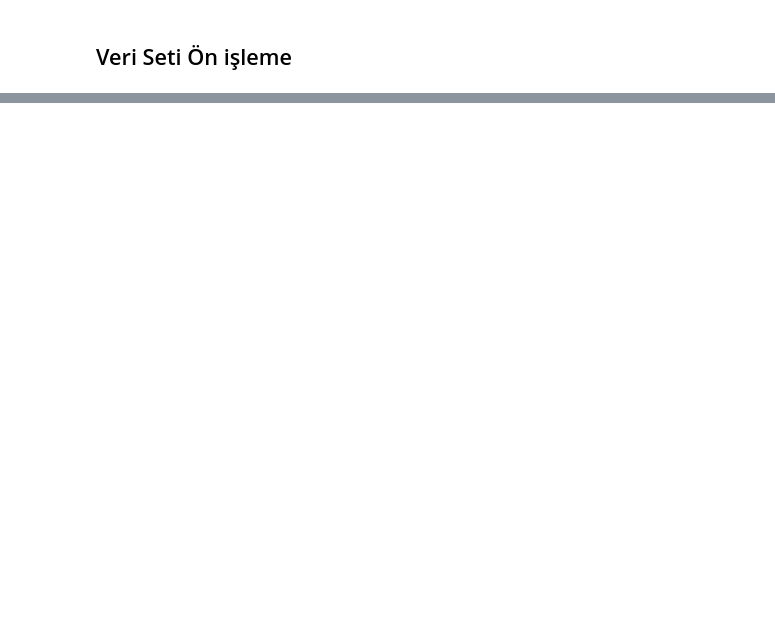
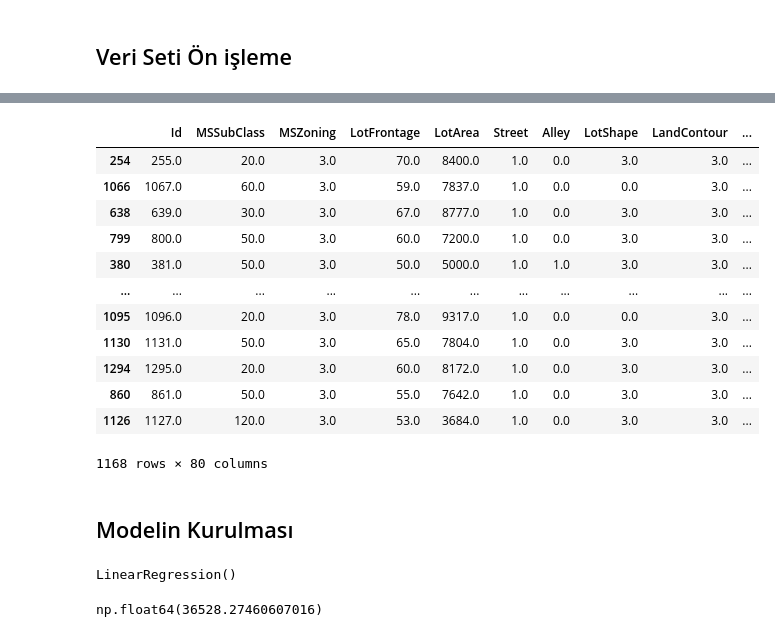
Before and after one commit to Samuraii8/Linear_Regression, a Jupyter notebook: Lineer_Regresyon.ipynb, the cells around one changed output, grey strips where cells are left out. Drawn from its saved outputs; the diff is of its cells as text; code cells hidden in the pictures; blank space fills up the shorter version.

```diff
--- a/Lineer_Regresyon.ipynb
+++ b/Lineer_Regresyon.ipynb
@@ -126,0 +255,23 @@ X_test[categorical_columns] = categorical_imputer.transform(X_test[categorical_c
+# %%
+X_train
+# %% [output]
+|  | Id | MSSubClass | MSZoning | LotFrontage | LotArea | Street | Alley | LotShape | LandContour | ... |
+| 254 | 255.0 | 20.0 | 3.0 | 70.0 | 8400.0 | 1.0 | 0.0 | 3.0 | 3.0 | ... |
+| 1066 | 1067.0 | 60.0 | 3.0 | 59.0 | 7837.0 | 1.0 | 0.0 | 0.0 | 3.0 | ... |
+| 638 | 639.0 | 30.0 | 3.0 | 67.0 | 8777.0 | 1.0 | 0.0 | 3.0 | 3.0 | ... |
+| 799 | 800.0 | 50.0 | 3.0 | 60.0 | 7200.0 | 1.0 | 0.0 | 3.0 | 3.0 | ... |
+| 380 | 381.0 | 50.0 | 3.0 | 50.0 | 5000.0 | 1.0 | 1.0 | 3.0 | 3.0 | ... |
+| ... | ... | ... | ... | ... | ... | ... | ... | ... | ... | ... |
+| 1095 | 1096.0 | 20.0 | 3.0 | 78.0 | 9317.0 | 1.0 | 0.0 | 0.0 | 3.0 | ... |
+| 1130 | 1131.0 | 50.0 | 3.0 | 65.0 | 7804.0 | 1.0 | 0.0 | 3.0 | 3.0 | ... |
+| 1294 | 1295.0 | 20.0 | 3.0 | 60.0 | 8172.0 | 1.0 | 0.0 | 3.0 | 3.0 | ... |
+| 860 | 861.0 | 50.0 | 3.0 | 55.0 | 7642.0 | 1.0 | 0.0 | 3.0 | 3.0 | ... |
+| 1126 | 1127.0 | 120.0 | 3.0 | 53.0 | 3684.0 | 1.0 | 0.0 | 3.0 | 3.0 | ... |
+1168 rows × 80 columns
+# %% [markdown]
+## Modelin Kurulması
+# %%
+model = LinearRegression()
+model.fit(X_train, y_train)
+# %% [output]
+LinearRegression()
@@ -126,0 +282,6 @@ X_test[categorical_columns] = categorical_imputer.transform(X_test[categorical_c
+# %%
+import numpy as np
+
+np.sqrt(mean_squared_error(y_test, predictions)) #burada RMSE hesaplanıyor ama bendeki sürüm desteklemediği için çözüm bu şekilde...
+# %% [output]
+np.float64(36528.27460607016)
```
Also changed, not shown: parts of 24 cells of this notebook, 1 other file.
